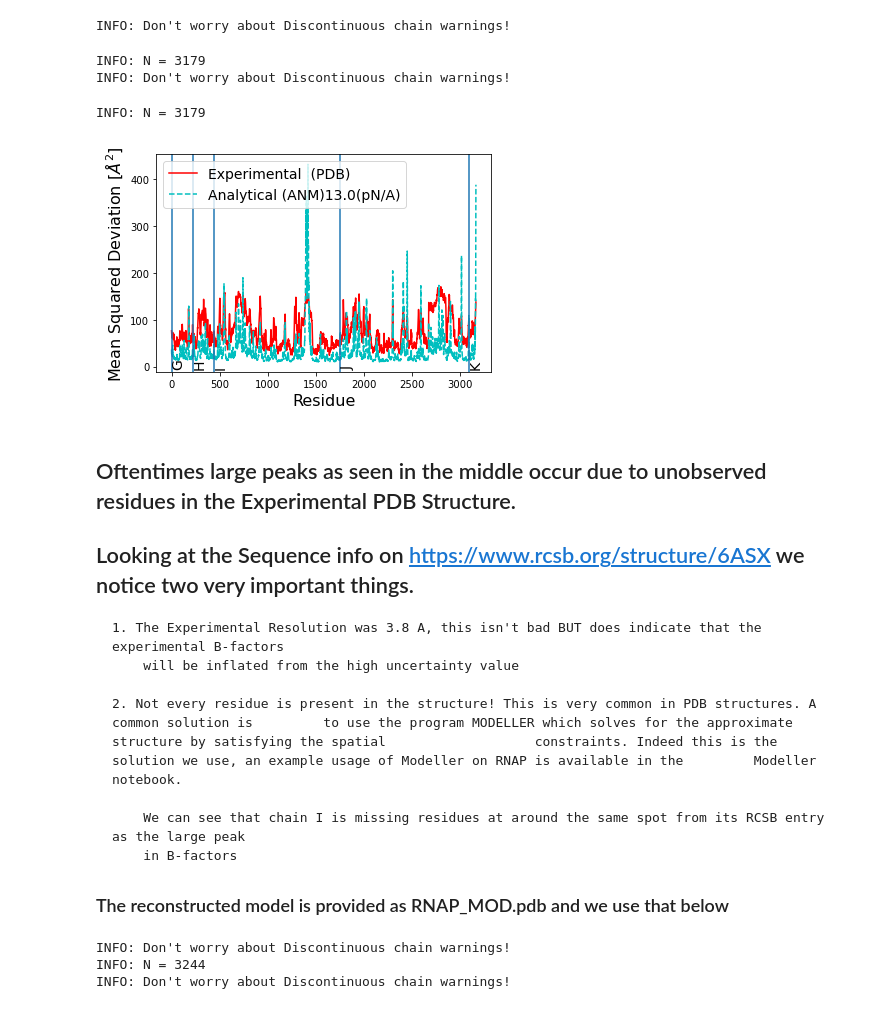
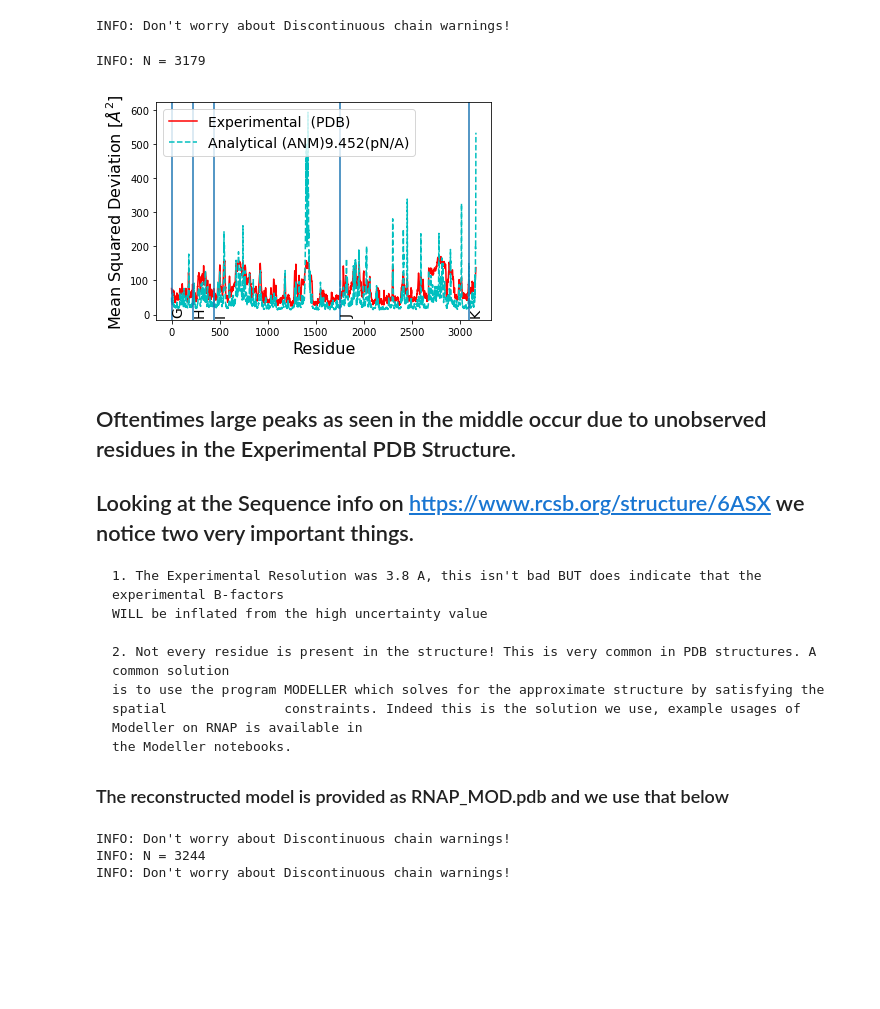
Before and after one commit to sulcgroup/anm-oxdna, a Jupyter notebook: oxDNA/ANM_EXAMPLES/RNA Polymerase Example.ipynb, the cells around one changed output. Saved outputs shown, nothing was run; the diff lists cells and outputs as text; code cells hidden in the pictures; blank space fills up the shorter version.

Commit message:
Updated Examples, Fixed some minor errors in code

```diff
--- a/oxDNA/ANM_EXAMPLES/RNA Polymerase Example.ipynb
+++ b/oxDNA/ANM_EXAMPLES/RNA Polymerase Example.ipynb
@@ -10,29 +28,27 @@ import os
 # %%
 wdir = os.getcwd()
 
-# Separate RNA and Protein components (once again done in chimera) into separate files
-    # RNA.pdb -> RNA Component
-    # RNAP.pdb -> Protein Component
+# Let's Try to build an ANM network for this
 
-# Once again this has been done for you and the above files are in '/examples/RNAP/'
-# Now we can attempt to make a network for our Protein Component
+
+coord, exbfact, bmap = m.get_pdb_info(wdir+ '/examples/RNAP/RNAP.pdb', returntype='cbm')
+
+#These Residues were removed due to their extremely high B-factors (Corresponds to under-constrained chain)
+coord = coord[:-10]
+exbfact = exbfact[:-10]
+
+# Initialize ANM model with coordinates, bfactors, crystallization B-factors () and cutoff value (Angstroms)
+anm = m.ANM(coord, exbfact, T=300, cutoff=15)
 
 # This takes awhile (~3-5 min)
-coord, exbfact = m.get_pdb_info(wdir+ '/examples/RNAP/RNAP.pdb', returntype='flat')
-bmap = m.get_pdb_info(wdir+ '/examples/RNAP/RNAP.pdb', returntype='bmap')
+anm.calc_ANM_unitary(cuda=False)
 
-#These Residues were removed due to their extremely high B-factor
-coord = coord[:-10]
-exbfact = exbfact[:-10]
-anm = m.ANM(coord, exbfact, T=300, cutoff=15)
-anm.calc_ANM_unitary(cuda=False)
+# Shows theoretical vs. experimental B-factors
 anm.anm_compare_bfactors_jupyter(bmap=bmap)
 # %% [output]
 INFO: Don't worry about Discontinuous chain warnings!
 INFO: N = 3179
-INFO: Don't worry about Discontinuous chain warnings!
-INFO: N = 3179
-[figure, old version]
+[figure, new version]
 # %% [markdown]
 
 ## Oftentimes large peaks as seen in the middle  occur due to unobserved residues in the Experimental PDB Structure.
@@ -40,12 +56,12 @@ INFO: N = 3179
 ## Looking at the Sequence info on https://www.rcsb.org/structure/6ASX we notice two very important things.
 
     1. The Experimental Resolution was 3.8 A, this isn't bad BUT does indicate that the experimental B-factors
-        will be inflated from the high uncertainty value
+    WILL be inflated from the high uncertainty value
 
-    2. Not every residue is present in the structure! This is very common in PDB structures. A common solution is         to use the program MODELLER which solves for the approximate structure by satisfying the spatial                   constraints. Indeed this is the solution we use, an example usage of Modeller on RNAP is available in the         Modeller notebook.
+    2. Not every residue is present in the structure! This is very common in PDB structures. A common solution
+    is to use the program MODELLER which solves for the approximate structure by satisfying the spatial               constraints. Indeed this is the solution we use, example usages of Modeller on RNAP is available in
+    the Modeller notebooks.
 
-        We can see that chain I is missing residues at around the same spot from its RCSB entry as the large peak
-        in B-factors
 
 ### The reconstructed model is provided as RNAP_MOD.pdb and we use that below
 # %%
```
Also changed, not shown: parts of 10 cells of this notebook, 24 other files.
